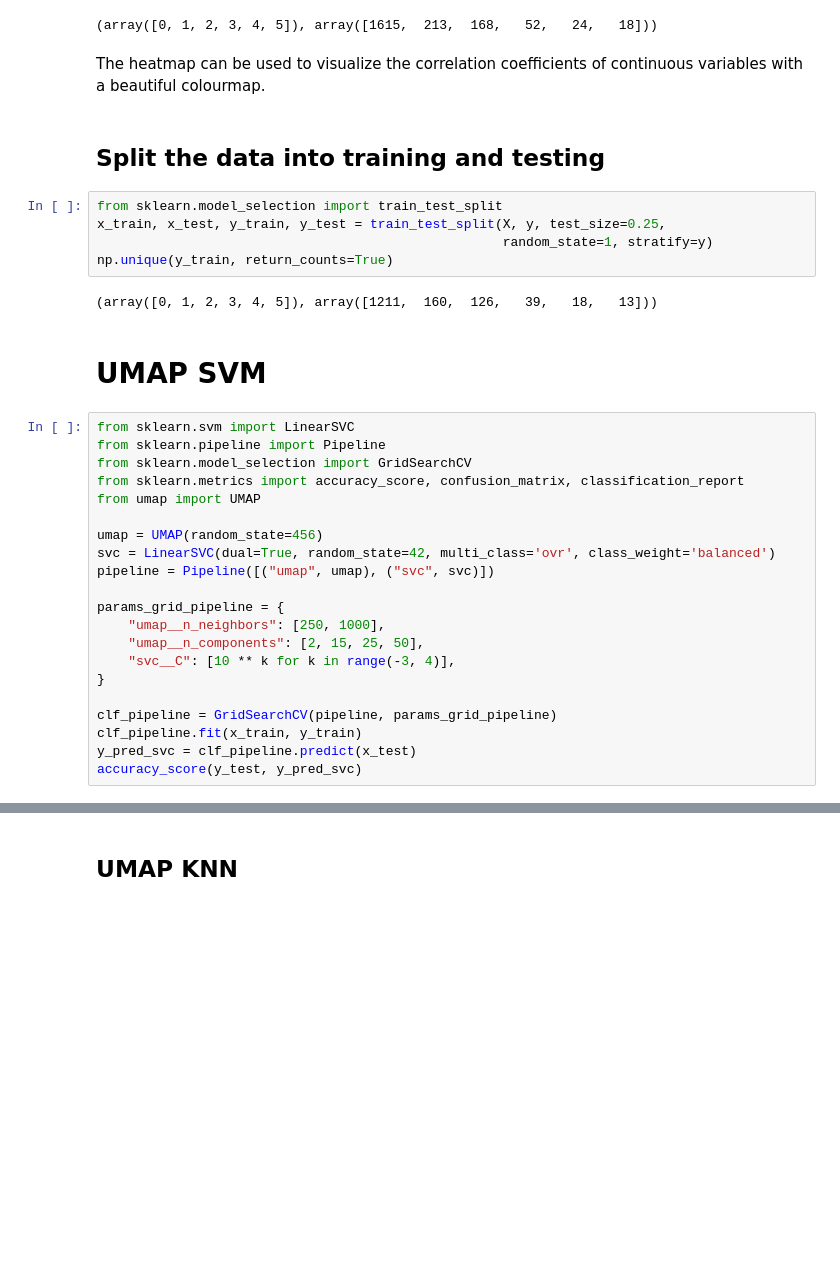
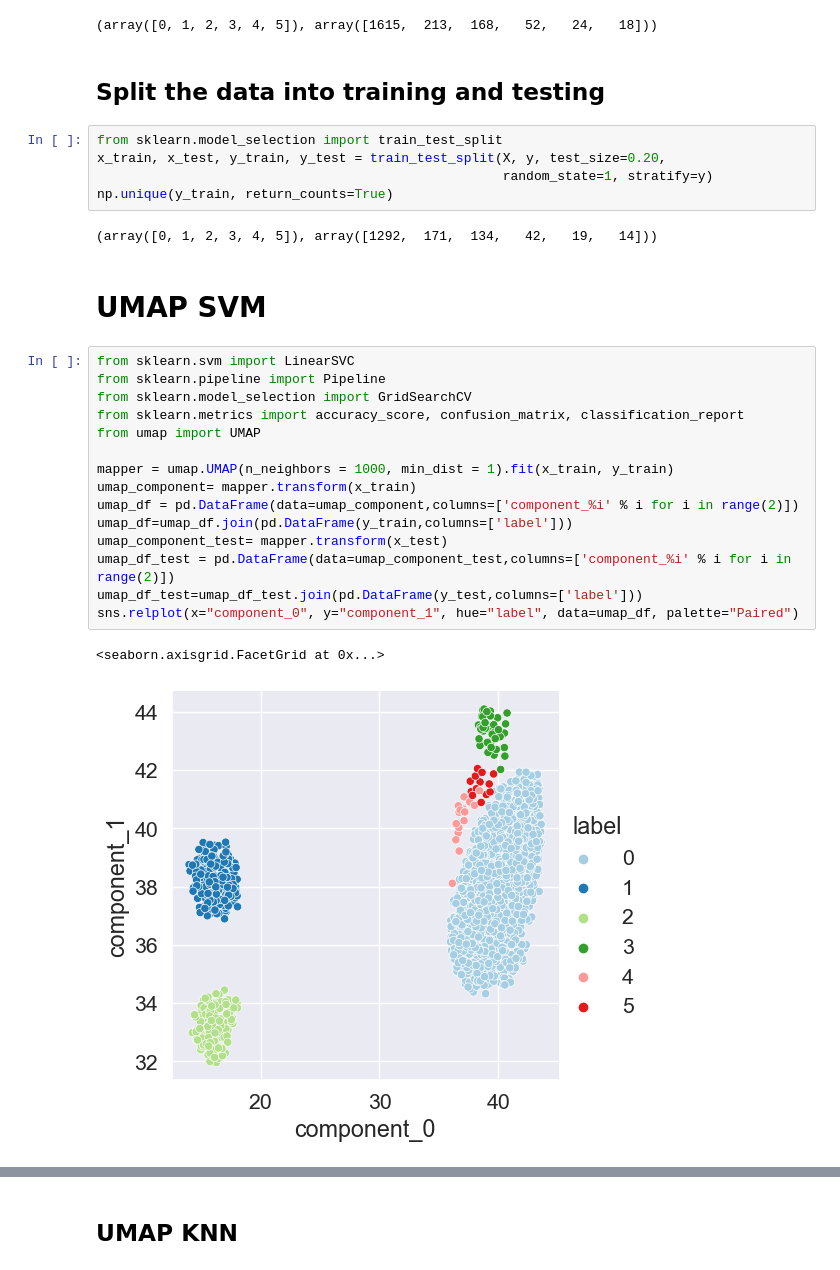
Before and after one commit to Charlwang922/Breast-Cancer-Clinical-and-Genomics, a Jupyter notebook: cna_gene_ml.ipynb, the cells around one changed output, grey strips where cells are left out. Drawn from its saved outputs; the diff is of its cells as text; blank space fills up the shorter version.

```diff
--- a/cna_gene_ml.ipynb
+++ b/cna_gene_ml.ipynb
@@ -164,37 +161,32 @@ y=y.astype('int')
 np.unique(y, return_counts=True)
 # %% [output]
 (array([0, 1, 2, 3, 4, 5]), array([1615,  213,  168,   52,   24,   18]))
-# %% [markdown]
-The heatmap can be used to visualize the correlation coefficients of continuous variables with a beautiful colourmap.
 # %% [markdown]
 ## Split the data into training and testing
 # %%
 from sklearn.model_selection import train_test_split
-x_train, x_test, y_train, y_test = train_test_split(X, y, test_size=0.25,
+x_train, x_test, y_train, y_test = train_test_split(X, y, test_size=0.20,
                                                     random_state=1, stratify=y)
 np.unique(y_train, return_counts=True)
 # %% [output]
-(array([0, 1, 2, 3, 4, 5]), array([1211,  160,  126,   39,   18,   13]))
+(array([0, 1, 2, 3, 4, 5]), array([1292,  171,  134,   42,   19,   14]))
 # %% [markdown]
 # UMAP SVM
-# %%
-from sklearn.svm import LinearSVC
-from sklearn.pipeline import Pipeline
-from sklearn.model_selection import GridSearchCV
-from sklearn.metrics import accuracy_score, confusion_matrix, classification_report
-from umap import UMAP
-
-umap = UMAP(random_state=456)
-svc = LinearSVC(dual=True, random_state=42, multi_class='ovr', class_weight='balanced')
-pipeline = Pipeline([("umap", umap), ("svc", svc)])
-
-params_grid_pipeline = {
-    "umap__n_neighbors": [250, 1000],
-    "umap__n_components": [2, 15, 25, 50],
-    "svc__C": [10 ** k for k in range(-3, 4)],
-}
-
-clf_pipeline = GridSearchCV(pipeline, params_grid_pipeline)
-clf_pipeline.fit(x_train, y_train)
-y_pred_svc = clf_pipeline.predict(x_test)
-accuracy_score(y_test, y_pred_svc)
+# %%
+from sklearn.svm import LinearSVC
+from sklearn.pipeline import Pipeline
+from sklearn.model_selection import GridSearchCV
+from sklearn.metrics import accuracy_score, confusion_matrix, classification_report
+from umap import UMAP
+
+mapper = umap.UMAP(n_neighbors = 1000, min_dist = 1).fit(x_train, y_train)
+umap_component= mapper.transform(x_train)
+umap_df = pd.DataFrame(data=umap_component,columns=['component_%i' % i for i in range(2)])
+umap_df=umap_df.join(pd.DataFrame(y_train,columns=['label']))
+umap_component_test= mapper.transform(x_test)
+umap_df_test = pd.DataFrame(data=umap_component_test,columns=['component_%i' % i for i in range(2)])
+umap_df_test=umap_df_test.join(pd.DataFrame(y_test,columns=['label']))
+sns.relplot(x="component_0", y="component_1", hue="label", data=umap_df, palette="Paired")
+# %% [output]
+<seaborn.axisgrid.FacetGrid at 0x...>
+[figure, added]
```
Also changed, not shown: parts of 4 cells of this notebook.
